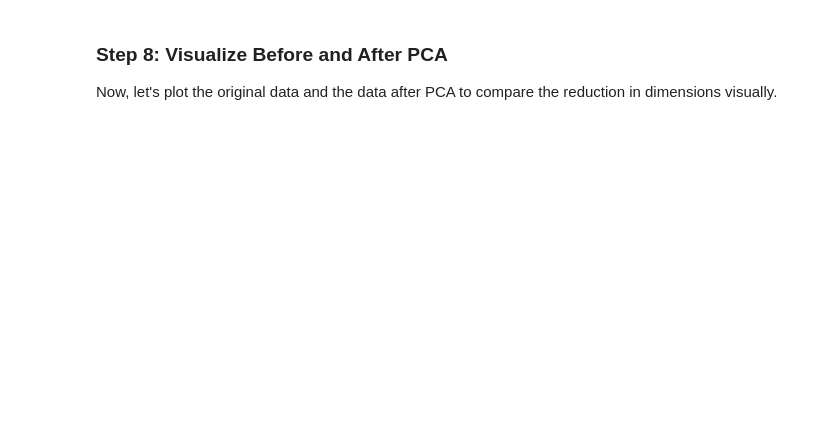
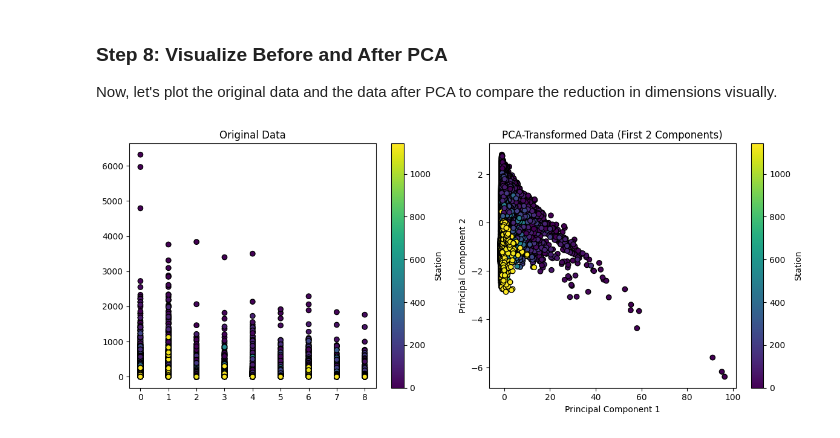
Before and after one commit to Emmanuel-kwizera/Advanced_Linear_Algebra_PCA, a Jupyter notebook: PCA_Formative_1[Peer_Pair_14].ipynb, the cells around one changed output. Drawn from its saved outputs; the diff is of its cells as text; code cells hidden in the pictures; blank space fills up the shorter version.

Commit message:
out put of the reduced data, visualisation of data before and after PCA

```diff
--- a/PCA_Formative_1[Peer_Pair_14].ipynb
+++ b/PCA_Formative_1[Peer_Pair_14].ipynb
@@ -245,0 +251,24 @@ Now, let's plot the original data and the data after PCA to compare the reductio
+# %%
+# Step 8: Visualize Before and After PCA
+
+# Plot original data (first two features for simplicity)
+plt.figure(figsize=(12, 5))
+
+# Plot original data (using first 2 features)
+plt.subplot(1, 2, 1)
+plt.scatter(dataset.iloc[:, 0], dataset.iloc[:, 5], c=dataset['Station'], cmap='viridis', edgecolor='k')
+plt.title("Original Data")
+plt.colorbar(label="Station")
+
+# plot reduced data after PCA
+plt.subplot(1, 2, 2)
+plt.scatter(reduced_data[:, 0], reduced_data[:, 1], c=dataset['Station'], cmap='viridis', edgecolor='k')
+plt.title("PCA-Transformed Data (First 2 Components)")
+plt.xlabel("Principal Component 1")
+plt.ylabel("Principal Component 2")
+plt.colorbar(label="Station")
+
+plt.tight_layout()
+plt.show()
+# %% [output]
+[figure, added]
```
Also changed, not shown: parts of 6 cells of this notebook.
